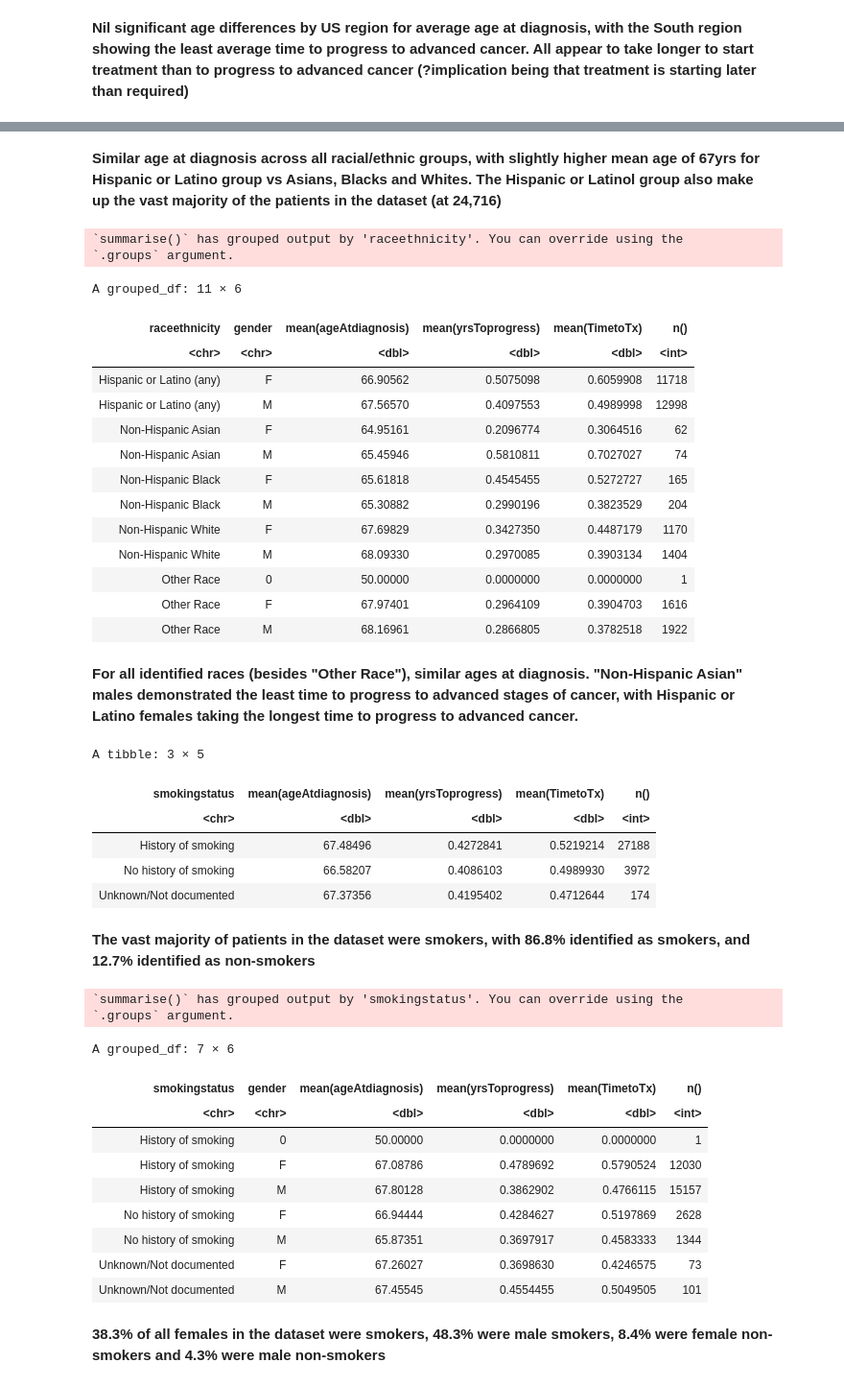
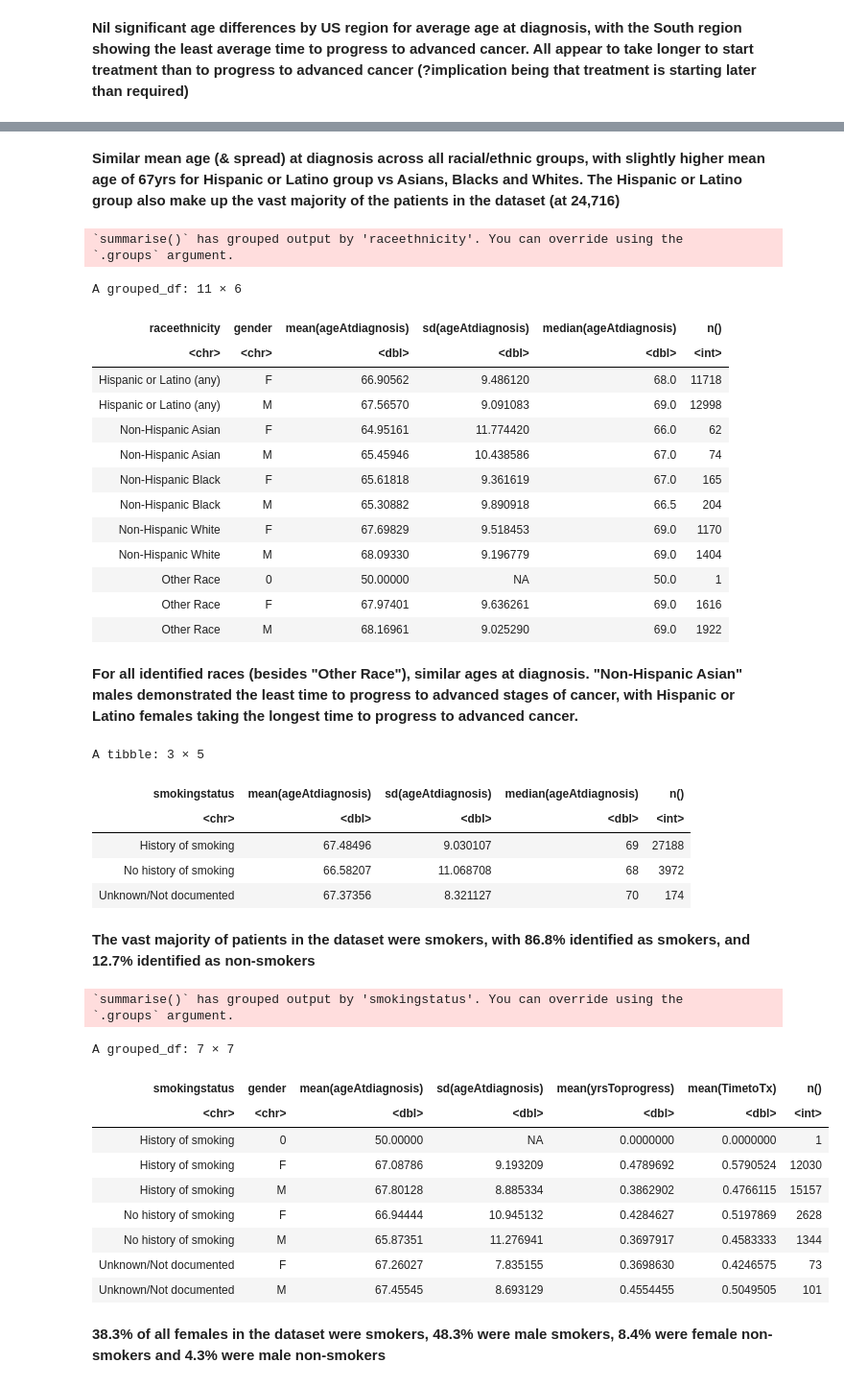
Before and after one commit to ada-nwobodo/PharML-Challenge-Project, a Jupyter notebook: NSCLC_EDA_Ada.ipynb, the cells around one changed output, grey strips where cells are left out. Shown at 96% size. Saved outputs shown, nothing was run; the diff lists cells and outputs as text; code cells hidden in the pictures.

```diff
--- a/NSCLC_EDA_Ada.ipynb
+++ b/NSCLC_EDA_Ada.ipynb
@@ -371,58 +371,58 @@ A tibble: 5 × 5
 # %% [markdown]
-__Similar age at diagnosis across all racial/ethnic groups, with slightly higher mean age of 67yrs for Hispanic or Latino group vs Asians, Blacks and Whites. The Hispanic or Latinol group also make up the vast majority of the patients in the dataset (at 24,716)__
+__Similar mean age (& spread) at diagnosis across all racial/ethnic groups, with slightly higher mean age of 67yrs for Hispanic or Latino group vs Asians, Blacks and Whites. The Hispanic or Latino group also make up the vast majority of the patients in the dataset (at 24,716)__
 # %%
-#What's AVG(age at diagnosis), (timetoprogress to advancedcancer) & (timeto start treatment) by raceethn
-#icity & gender?
-flatiron_select %>% group_by(raceethnicity, gender) %>% summarise(mean(ageAtdiagnosis), mean(yrsToprogress),
-                                                      mean(TimetoTx), n())
+#What's AVG(age at diagnosis), by raceethnicity & gender?
+flatiron_select %>% group_by(raceethnicity, gender) %>% summarise(mean(ageAtdiagnosis), sd(ageAtdiagnosis),
+                                                      median(ageAtdiagnosis), n())
 # %% [output]
 `summarise()` has grouped output by 'raceethnicity'. You can override using the
 `.groups` argument.
 A grouped_df: 11 × 6
-| raceethnicity | gender | mean(ageAtdiagnosis) | mean(yrsToprogress) | mean(TimetoTx) | n() |
+| raceethnicity | gender | mean(ageAtdiagnosis) | sd(ageAtdiagnosis) | median(ageAtdiagnosis) | n() |
 | <chr> | <chr> | <dbl> | <dbl> | <dbl> | <int> |
-| Hispanic or Latino (any) | F | 66.90562 | 0.5075098 | 0.6059908 | 11718 |
-| Hispanic or Latino (any) | M | 67.56570 | 0.4097553 | 0.4989998 | 12998 |
-| Non-Hispanic Asian | F | 64.95161 | 0.2096774 | 0.3064516 | 62 |
-| Non-Hispanic Asian | M | 65.45946 | 0.5810811 | 0.7027027 | 74 |
-| Non-Hispanic Black | F | 65.61818 | 0.4545455 | 0.5272727 | 165 |
-| Non-Hispanic Black | M | 65.30882 | 0.2990196 | 0.3823529 | 204 |
-| Non-Hispanic White | F | 67.69829 | 0.3427350 | 0.4487179 | 1170 |
-| Non-Hispanic White | M | 68.09330 | 0.2970085 | 0.3903134 | 1404 |
-| Other Race | 0 | 50.00000 | 0.0000000 | 0.0000000 | 1 |
-| Other Race | F | 67.97401 | 0.2964109 | 0.3904703 | 1616 |
-| Other Race | M | 68.16961 | 0.2866805 | 0.3782518 | 1922 |
+| Hispanic or Latino (any) | F | 66.90562 | 9.486120 | 68.0 | 11718 |
+| Hispanic or Latino (any) | M | 67.56570 | 9.091083 | 69.0 | 12998 |
+| Non-Hispanic Asian | F | 64.95161 | 11.774420 | 66.0 | 62 |
+| Non-Hispanic Asian | M | 65.45946 | 10.438586 | 67.0 | 74 |
+| Non-Hispanic Black | F | 65.61818 | 9.361619 | 67.0 | 165 |
+| Non-Hispanic Black | M | 65.30882 | 9.890918 | 66.5 | 204 |
+| Non-Hispanic White | F | 67.69829 | 9.518453 | 69.0 | 1170 |
+| Non-Hispanic White | M | 68.09330 | 9.196779 | 69.0 | 1404 |
+| Other Race | 0 | 50.00000 | NA | 50.0 | 1 |
+| Other Race | F | 67.97401 | 9.636261 | 69.0 | 1616 |
+| Other Race | M | 68.16961 | 9.025290 | 69.0 | 1922 |
 # %% [markdown]
 __For all identified races (besides "Other Race"), similar ages at diagnosis. "Non-Hispanic Asian" males demonstrated the least time to progress to advanced stages of cancer, with Hispanic or Latino females taking the longest time to progress to advanced cancer.__
 # %%
 #Sub-segmenting patients by smoking status
-flatiron_select %>% group_by(smokingstatus) %>% summarise(mean(ageAtdiagnosis), mean(yrsToprogress), mean(TimetoTx), n())
+flatiron_select %>% group_by(smokingstatus) %>% summarise(mean(ageAtdiagnosis), sd(ageAtdiagnosis),
+                                                          median(ageAtdiagnosis), n())
 # %% [output]
 A tibble: 3 × 5
-| smokingstatus | mean(ageAtdiagnosis) | mean(yrsToprogress) | mean(TimetoTx) | n() |
+| smokingstatus | mean(ageAtdiagnosis) | sd(ageAtdiagnosis) | median(ageAtdiagnosis) | n() |
 | <chr> | <dbl> | <dbl> | <dbl> | <int> |
-| History of smoking | 67.48496 | 0.4272841 | 0.5219214 | 27188 |
-| No history of smoking | 66.58207 | 0.4086103 | 0.4989930 | 3972 |
-| Unknown/Not documented | 67.37356 | 0.4195402 | 0.4712644 | 174 |
+| History of smoking | 67.48496 | 9.030107 | 69 | 27188 |
+| No history of smoking | 66.58207 | 11.068708 | 68 | 3972 |
+| Unknown/Not documented | 67.37356 | 8.321127 | 70 | 174 |
 # %% [markdown]
 __The vast majority of patients in the dataset were smokers, with 86.8% identified as smokers, and 12.7% identified as non-smokers__
 # %%
 #Sub-segmenting patients by smoking status & gender
-flatiron_select %>% group_by(smokingstatus, gender) %>% summarise(mean(ageAtdiagnosis),
+flatiron_select %>% group_by(smokingstatus, gender) %>% summarise(mean(ageAtdiagnosis), sd(ageAtdiagnosis),
                                                     mean(yrsToprogress), mean(TimetoTx), n())
 # %% [output]
 `summarise()` has grouped output by 'smokingstatus'. You can override using the
 `.groups` argument.
-A grouped_df: 7 × 6
+A grouped_df: 7 × 7
-| smokingstatus | gender | mean(ageAtdiagnosis) | mean(yrsToprogress) | mean(TimetoTx) | n() |
-| <chr> | <chr> | <dbl> | <dbl> | <dbl> | <int> |
-| History of smoking | 0 | 50.00000 | 0.0000000 | 0.0000000 | 1 |
-| History of smoking | F | 67.08786 | 0.4789692 | 0.5790524 | 12030 |
-| History of smoking | M | 67.80128 | 0.3862902 | 0.4766115 | 15157 |
-| No history of smoking | F | 66.94444 | 0.4284627 | 0.5197869 | 2628 |
-| No history of smoking | M | 65.87351 | 0.3697917 | 0.4583333 | 1344 |
-| Unknown/Not documented | F | 67.26027 | 0.3698630 | 0.4246575 | 73 |
-| Unknown/Not documented | M | 67.45545 | 0.4554455 | 0.5049505 | 101 |
+| smokingstatus | gender | mean(ageAtdiagnosis) | sd(ageAtdiagnosis) | mean(yrsToprogress) | mean(TimetoTx) | n() |
+| <chr> | <chr> | <dbl> | <dbl> | <dbl> | <dbl> | <int> |
+| History of smoking | 0 | 50.00000 | NA | 0.0000000 | 0.0000000 | 1 |
+| History of smoking | F | 67.08786 | 9.193209 | 0.4789692 | 0.5790524 | 12030 |
+| History of smoking | M | 67.80128 | 8.885334 | 0.3862902 | 0.4766115 | 15157 |
+| No history of smoking | F | 66.94444 | 10.945132 | 0.4284627 | 0.5197869 | 2628 |
+| No history of smoking | M | 65.87351 | 11.276941 | 0.3697917 | 0.4583333 | 1344 |
+| Unknown/Not documented | F | 67.26027 | 7.835155 | 0.3698630 | 0.4246575 | 73 |
+| Unknown/Not documented | M | 67.45545 | 8.693129 | 0.4554455 | 0.5049505 | 101 |
 # %% [markdown]
 __38.3% of all females in the dataset were smokers, 48.3% were male smokers, 8.4% were female non-smokers and 4.3% were male non-smokers__
 # %%
```
Also changed, not shown: parts of 59 cells of this notebook.
